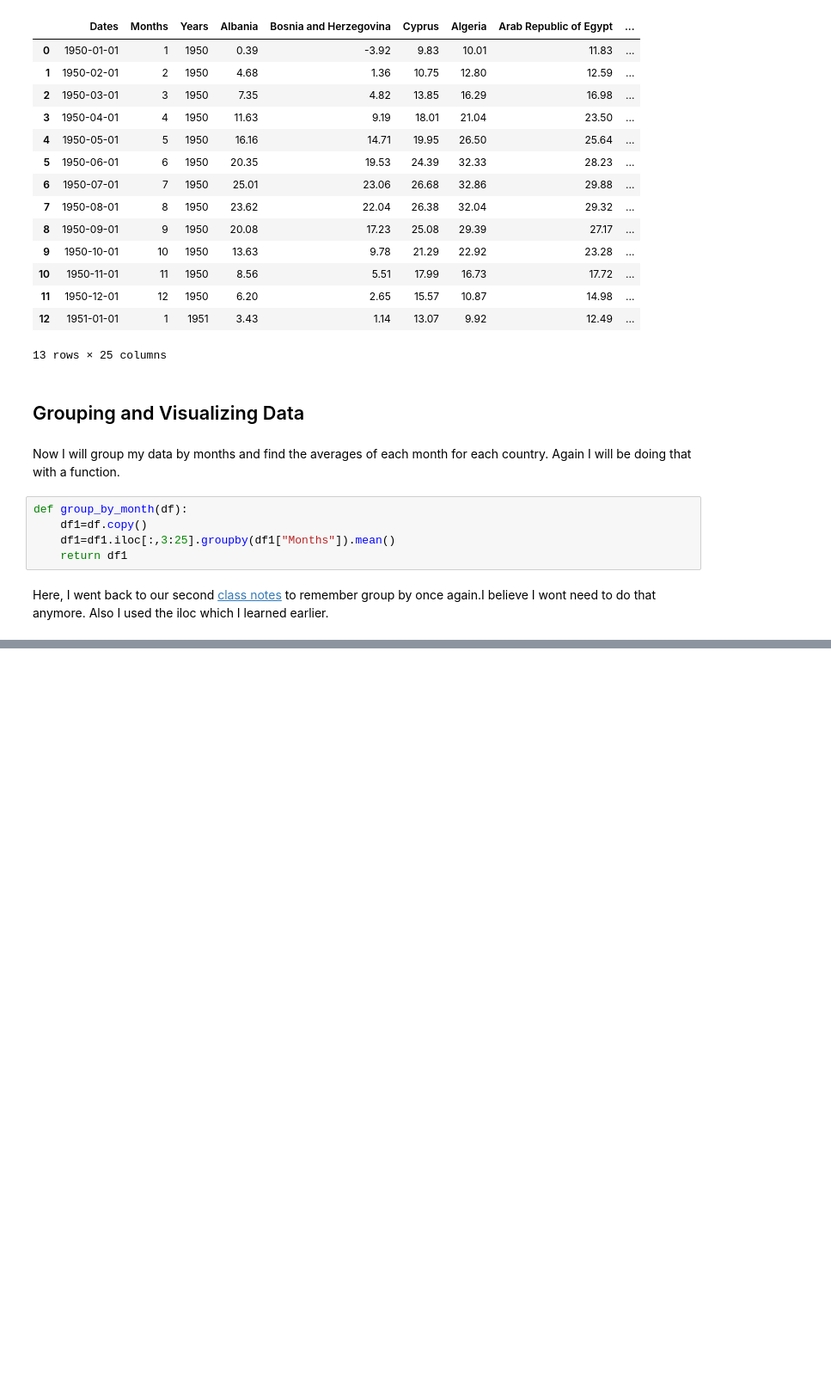
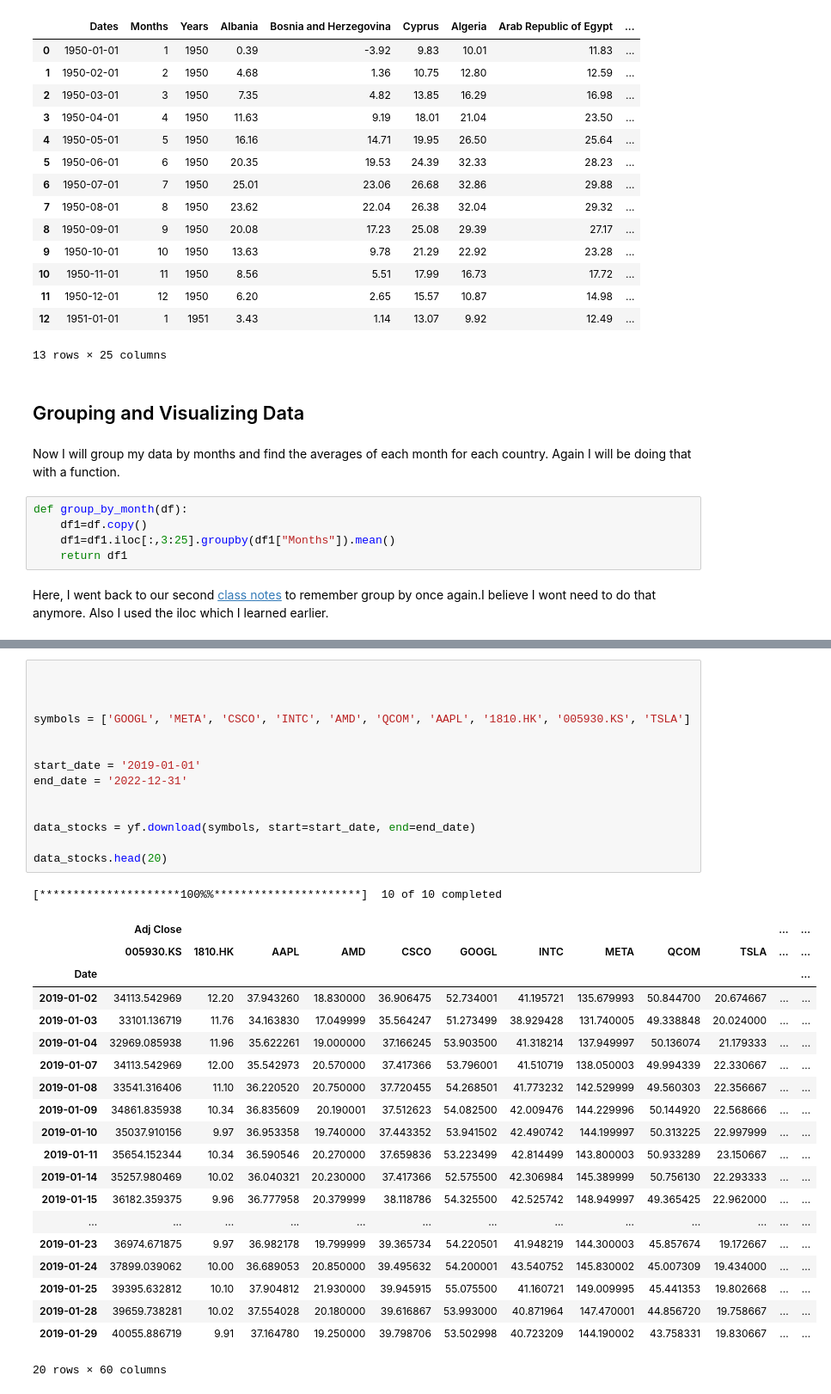
Before and after one commit to etumkaya/381E_data_science, a Jupyter notebook: HW1.ipynb, the cells around one changed output, grey strips where cells are left out. Shown at 86% size. Drawn from its saved outputs; the diff is of its cells as text; blank space fills up the shorter version.

```diff
--- a/HW1.ipynb
+++ b/HW1.ipynb
@@ -333,0 +375,36 @@ MAPR.plot()
+# %%
+
+
+
+symbols = ['GOOGL', 'META', 'CSCO', 'INTC', 'AMD', 'QCOM', 'AAPL', '1810.HK', '005930.KS', 'TSLA']
+
+
+start_date = '2019-01-01'
+end_date = '2022-12-31'
+
+
+data_stocks = yf.download(symbols, start=start_date, end=end_date)
+
+data_stocks.head(20)
+# %% [output]
+[*********************100%%**********************]  10 of 10 completed
+|  | Adj Close |  |  |  |  |  |  |  |  |  | ... | ... |
+|  | 005930.KS | 1810.HK | AAPL | AMD | CSCO | GOOGL | INTC | META | QCOM | TSLA | ... | ... |
+| Date |  |  |  |  |  |  |  |  |  |  |  | ... |
+| 2019-01-02 | 34113.542969 | 12.20 | 37.943260 | 18.830000 | 36.906475 | 52.734001 | 41.195721 | 135.679993 | 50.844700 | 20.674667 | ... | ... |
+| 2019-01-03 | 33101.136719 | 11.76 | 34.163830 | 17.049999 | 35.564247 | 51.273499 | 38.929428 | 131.740005 | 49.338848 | 20.024000 | ... | ... |
+| 2019-01-04 | 32969.085938 | 11.96 | 35.622261 | 19.000000 | 37.166245 | 53.903500 | 41.318214 | 137.949997 | 50.136074 | 21.179333 | ... | ... |
+| 2019-01-07 | 34113.542969 | 12.00 | 35.542973 | 20.570000 | 37.417366 | 53.796001 | 41.510719 | 138.050003 | 49.994339 | 22.330667 | ... | ... |
+| 2019-01-08 | 33541.316406 | 11.10 | 36.220520 | 20.750000 | 37.720455 | 54.268501 | 41.773232 | 142.529999 | 49.560303 | 22.356667 | ... | ... |
+| 2019-01-09 | 34861.835938 | 10.34 | 36.835609 | 20.190001 | 37.512623 | 54.082500 | 42.009476 | 144.229996 | 50.144920 | 22.568666 | ... | ... |
+| 2019-01-10 | 35037.910156 | 9.97 | 36.953358 | 19.740000 | 37.443352 | 53.941502 | 42.490742 | 144.199997 | 50.313225 | 22.997999 | ... | ... |
+| 2019-01-11 | 35654.152344 | 10.34 | 36.590546 | 20.270000 | 37.659836 | 53.223499 | 42.814499 | 143.800003 | 50.933289 | 23.150667 | ... | ... |
+| 2019-01-14 | 35257.980469 | 10.02 | 36.040321 | 20.230000 | 37.417366 | 52.575500 | 42.306984 | 145.389999 | 50.756130 | 22.293333 | ... | ... |
+| 2019-01-15 | 36182.359375 | 9.96 | 36.777958 | 20.379999 | 38.118786 | 54.325500 | 42.525742 | 148.949997 | 49.365425 | 22.962000 | ... | ... |
+| ... | ... | ... | ... | ... | ... | ... | ... | ... | ... | ... | ... | ... |
+| 2019-01-23 | 36974.671875 | 9.97 | 36.982178 | 19.799999 | 39.365734 | 54.220501 | 41.948219 | 144.300003 | 45.857674 | 19.172667 | ... | ... |
+| 2019-01-24 | 37899.039062 | 10.00 | 36.689053 | 20.850000 | 39.495632 | 54.200001 | 43.540752 | 145.830002 | 45.007309 | 19.434000 | ... | ... |
+| 2019-01-25 | 39395.632812 | 10.10 | 37.904812 | 21.930000 | 39.945915 | 55.075500 | 41.160721 | 149.009995 | 45.441353 | 19.802668 | ... | ... |
+| 2019-01-28 | 39659.738281 | 10.02 | 37.554028 | 20.180000 | 39.616867 | 53.993000 | 40.871964 | 147.470001 | 44.856720 | 19.758667 | ... | ... |
+| 2019-01-29 | 40055.886719 | 9.91 | 37.164780 | 19.250000 | 39.798706 | 53.502998 | 40.723209 | 144.190002 | 43.758331 | 19.830667 | ... | ... |
+20 rows × 60 columns
```
Also changed, not shown: parts of 35 cells of this notebook.
